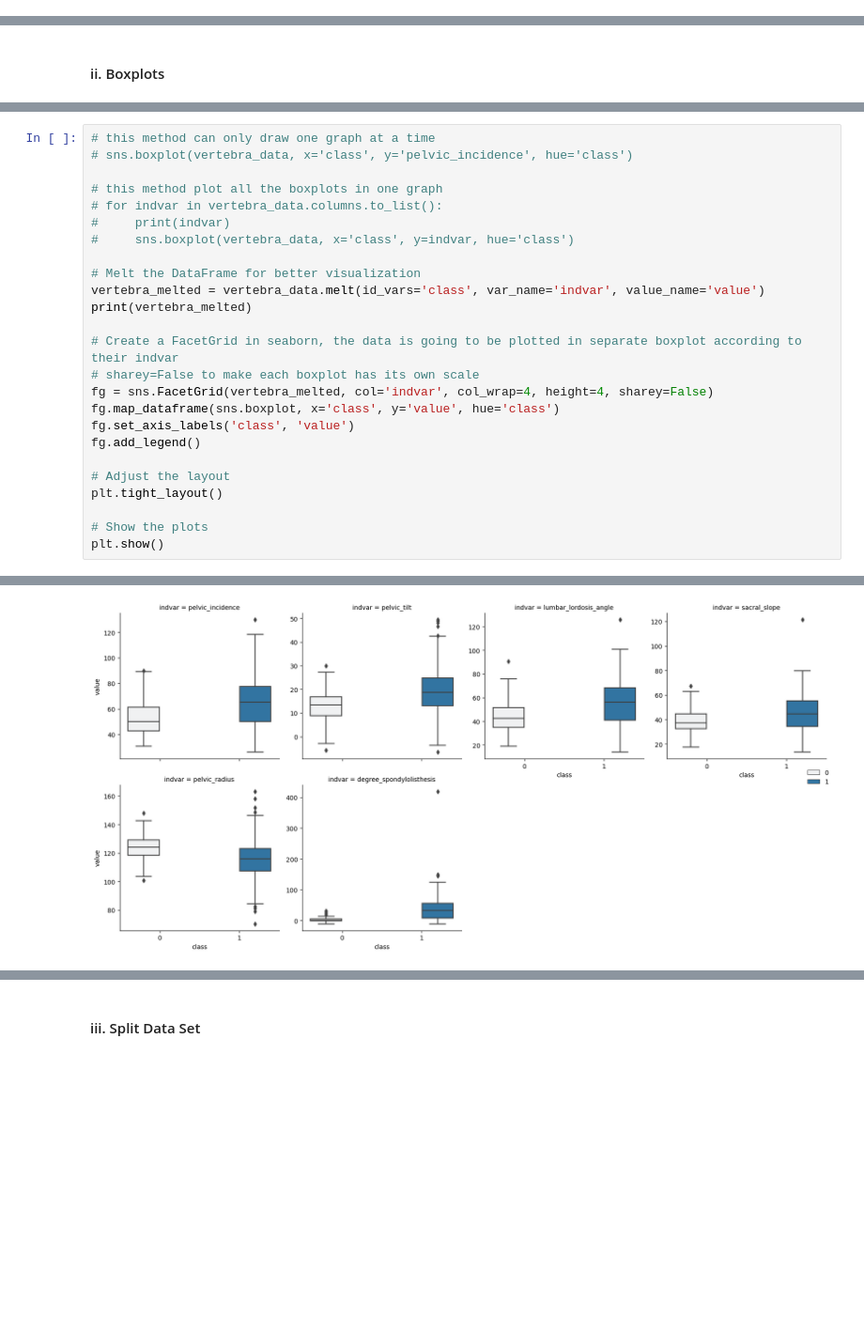
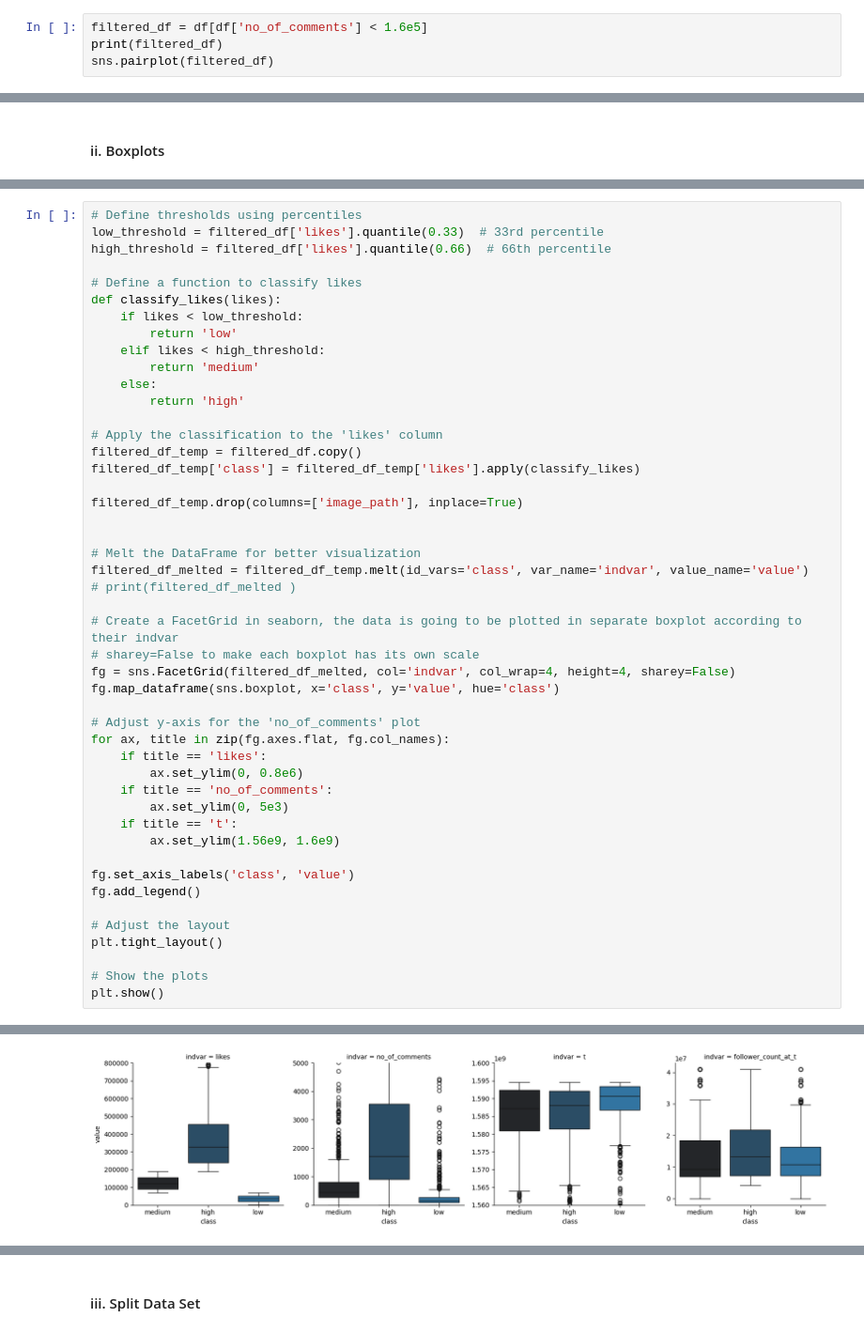
Before and after one commit to RayChenPy/Instagram_data, a Jupyter notebook: Chen_WeiChieh.ipynb, the cells around one changed output, grey strips where cells are left out. Shown at 94% size. Cells and saved outputs as stored; diff of their text form; blank space fills up the shorter version.

```diff
--- a/Chen_WeiChieh.ipynb
+++ b/Chen_WeiChieh.ipynb
@@ -95,0 +63,4 @@ sns.pairplot(vertebra_data, hue='class')
+# %%
+filtered_df = df[df['no_of_comments'] < 1.6e5]
+print(filtered_df)
+sns.pairplot(filtered_df)
@@ -98,20 +92,42 @@ sns.pairplot(vertebra_data, hue='class')
 # %%
-# this method can only draw one graph at a time
-# sns.boxplot(vertebra_data, x='class', y='pelvic_incidence', hue='class')
+# Define thresholds using percentiles
+low_threshold = filtered_df['likes'].quantile(0.33)  # 33rd percentile
+high_threshold = filtered_df['likes'].quantile(0.66)  # 66th percentile
 
-# this method plot all the boxplots in one graph
-# for indvar in vertebra_data.columns.to_list():
-#     print(indvar)
-#     sns.boxplot(vertebra_data, x='class', y=indvar, hue='class')
+# Define a function to classify likes
+def classify_likes(likes):
+    if likes < low_threshold:
+        return 'low'
+    elif likes < high_threshold:
+        return 'medium'
+    else:
+        return 'high'
+
+# Apply the classification to the 'likes' column
+filtered_df_temp = filtered_df.copy()
+filtered_df_temp['class'] = filtered_df_temp['likes'].apply(classify_likes)
+
+filtered_df_temp.drop(columns=['image_path'], inplace=True)
+
 
 # Melt the DataFrame for better visualization
-vertebra_melted = vertebra_data.melt(id_vars='class', var_name='indvar', value_name='value')
-print(vertebra_melted)
+filtered_df_melted = filtered_df_temp.melt(id_vars='class', var_name='indvar', value_name='value')
+# print(filtered_df_melted )
 
 # Create a FacetGrid in seaborn, the data is going to be plotted in separate boxplot according to their indvar
 # sharey=False to make each boxplot has its own scale
-fg = sns.FacetGrid(vertebra_melted, col='indvar', col_wrap=4, height=4, sharey=False)
+fg = sns.FacetGrid(filtered_df_melted, col='indvar', col_wrap=4, height=4, sharey=False)
 fg.map_dataframe(sns.boxplot, x='class', y='value', hue='class')
+
+# Adjust y-axis for the 'no_of_comments' plot
+for ax, title in zip(fg.axes.flat, fg.col_names):
+    if title == 'likes':
+        ax.set_ylim(0, 0.8e6)
+    if title == 'no_of_comments':
+        ax.set_ylim(0, 5e3)
+    if title == 't':
+        ax.set_ylim(1.56e9, 1.6e9)
+
 fg.set_axis_labels('class', 'value')
 fg.add_legend()
 
@@ -138 +155 @@ plt.show()
-[figure, old version]
+[figure, new version]
```
Also changed, not shown: parts of 56 cells of this notebook, 2 other files.
